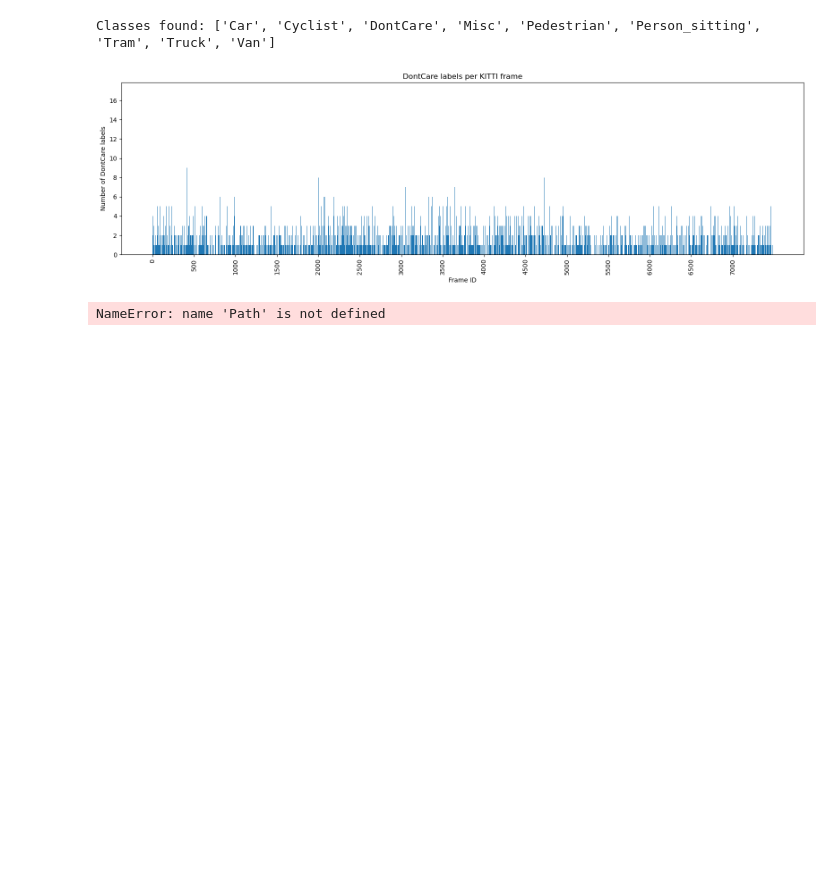
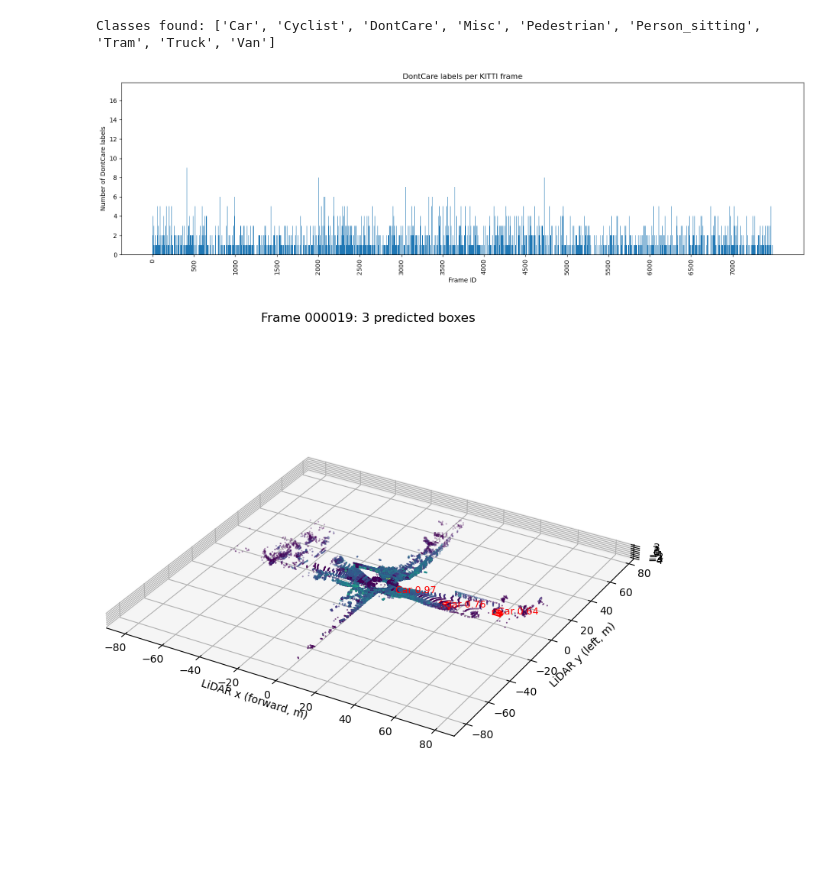
Before and after one commit to rileyso/pc-occlusion-3, a Jupyter notebook: kitti/inspect.ipynb, the cells around one changed output. Drawn from its saved outputs; the diff is of its cells as text; code cells hidden in the pictures; blank space fills up the shorter version.

```diff
--- a/kitti/inspect.ipynb
+++ b/kitti/inspect.ipynb
@@ -104,9 +104,9 @@ import numpy as np
 import matplotlib.pyplot as plt
 
 # Hard-coded settings for one-frame prediction visualization
-FRAME_ID = '000001'
-DRAW_CLASSES = {'Car', 'Pedestrian', 'Cyclist'}  # e.g. {'Car'}
-MIN_CONFIDENCE = 0.10
+FRAME_ID = '000019'
+DRAW_CLASSES = {'Car', 'Cyclist'}  # e.g. {'Car'}
+MIN_CONFIDENCE = 0.50
 RAW_DATA_ROOT = Path('/home/riley/OpenPCDet/data/kitti')
 PREDICTION_DIR = Path('/home/riley/OpenPCDet/output/kitti_models/pointpillar/default/eval/epoch_no_number/val/baseline_check/final_result/data')
 
@@ -158,31 +158,36 @@ def plot_frame_predictions():
     step = max(1, len(points) // 50000)
     axis.scatter(points[::step, 0], points[::step, 1], points[::step, 2], s=0.2, c=points[::step, 3], cmap='viridis')
 
     drawn = 0
     for line in prediction_path.read_text().splitlines():
         fields = line.split()
         if len(fields) < 16:
             continue
         class_name = fields[0]
         confidence = float(fields[15])
         if class_name not in DRAW_CLASSES or confidence < MIN_CONFIDENCE:
             continue
         height, width, length = map(float, fields[8:11])
         location = tuple(map(float, fields[11:14]))
         rotation_y = float(fields[14])
         corners = camera_to_lidar(box_corners_camera(height, width, length, location, rotation_y))
         for start, end in edges:
             axis.plot(*zip(corners[start], corners[end]), color='red', linewidth=1.5)
         center = corners[:4].mean(axis=0)
         axis.text(*center, f'{class_name} {confidence:.2f}', color='red', fontsize=9)
         drawn += 1
 
     axis.set_xlabel('LiDAR x (forward, m)')
     axis.set_ylabel('LiDAR y (left, m)')
     axis.set_zlabel('LiDAR z (up, m)')
+    axis.set_box_aspect((
+        np.ptp(points[:, 0]),
+        np.ptp(points[:, 1]),
+        np.ptp(points[:, 2])
+    ))
     axis.set_title(f'Frame {FRAME_ID}: {drawn} predicted boxes')
     plt.show()
 
 plot_frame_predictions()
 # %% [output]
-NameError: name 'Path' is not defined
+[figure, added]
```
